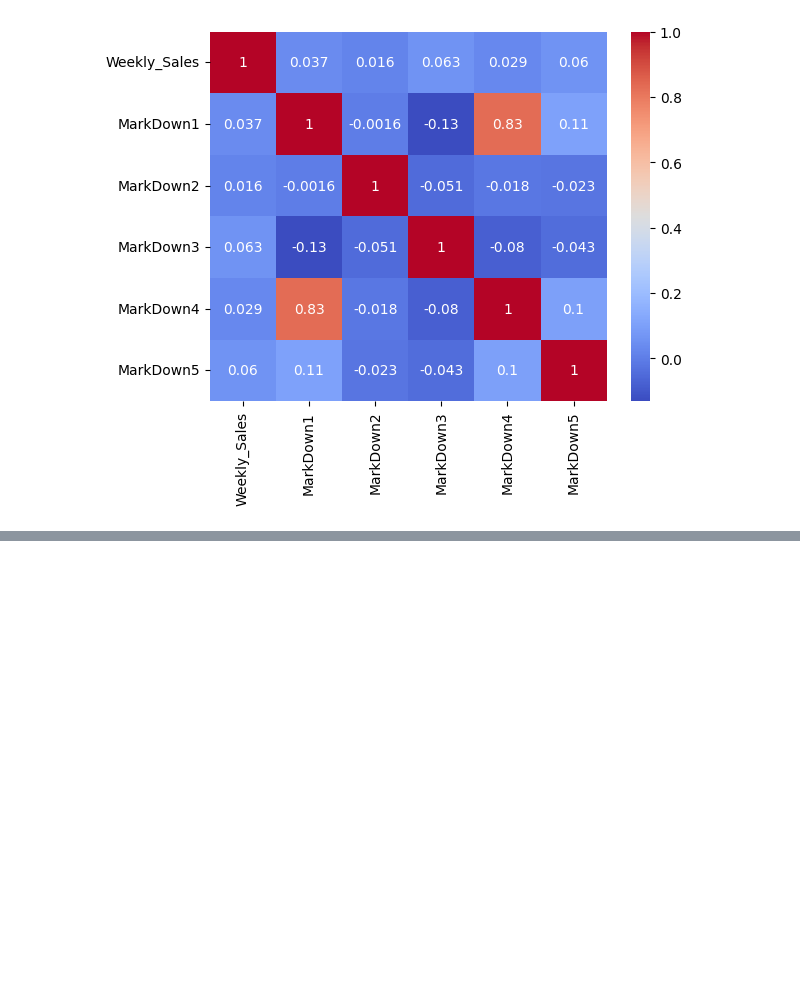
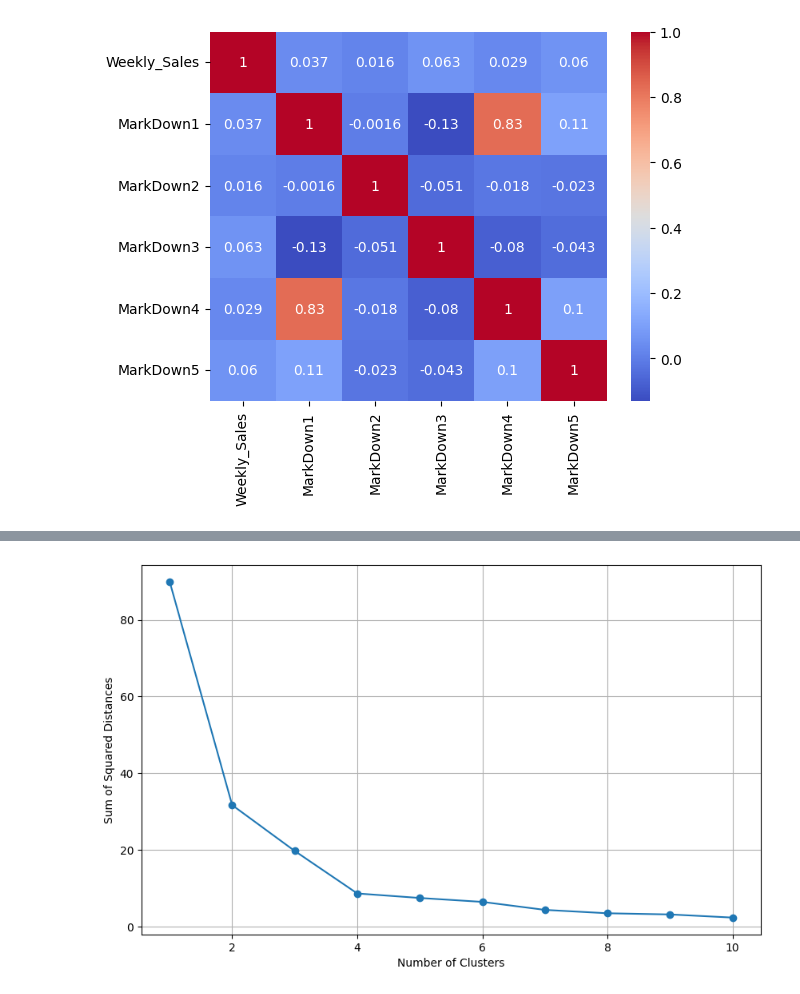
Before and after one commit to JakubKrz/Walmart-sales-analysis, a Jupyter notebook: Walmart-sales-analysis.ipynb, the cells around one changed output, grey strips where cells are left out. Saved outputs shown, nothing was run; the diff lists cells and outputs as text; code cells hidden in the pictures; blank space fills up the shorter version.

Commit message:
Clustering done

```diff
--- a/Walmart-sales-analysis.ipynb
+++ b/Walmart-sales-analysis.ipynb
@@ -178,0 +221,24 @@ plt.show()
+# %%
+grouped_data = merged_data.groupby('Store').agg({
+    'Weekly_Sales': 'var',
+    'Size': 'mean'
+}).reset_index()
+
+X = grouped_data[['Weekly_Sales', 'Size']]
+scaler = StandardScaler()
+X_scaled = scaler.fit_transform(X)
+# %%
+sse = []
+for k in range(1, 11):
+    kmeans = KMeans(n_clusters=k, random_state=42)
+    kmeans.fit(X_scaled)
+    sse.append(kmeans.inertia_)
+
+plt.figure(figsize=(10, 6))
+plt.plot(range(1, 11), sse, marker='o')
+plt.xlabel('Number of Clusters')
+plt.ylabel('Sum of Squared Distances')
+plt.grid(True)
+plt.show()
+# %% [output]
+[figure, added]
```
Also changed, not shown: parts of 11 cells of this notebook.
